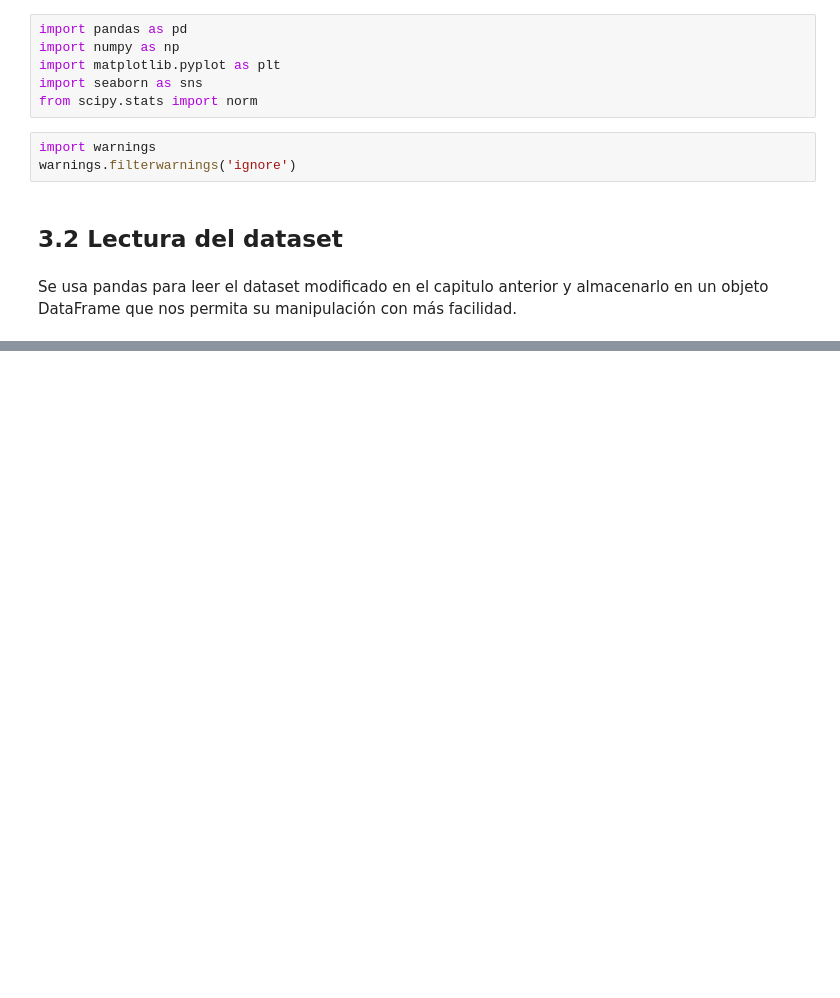
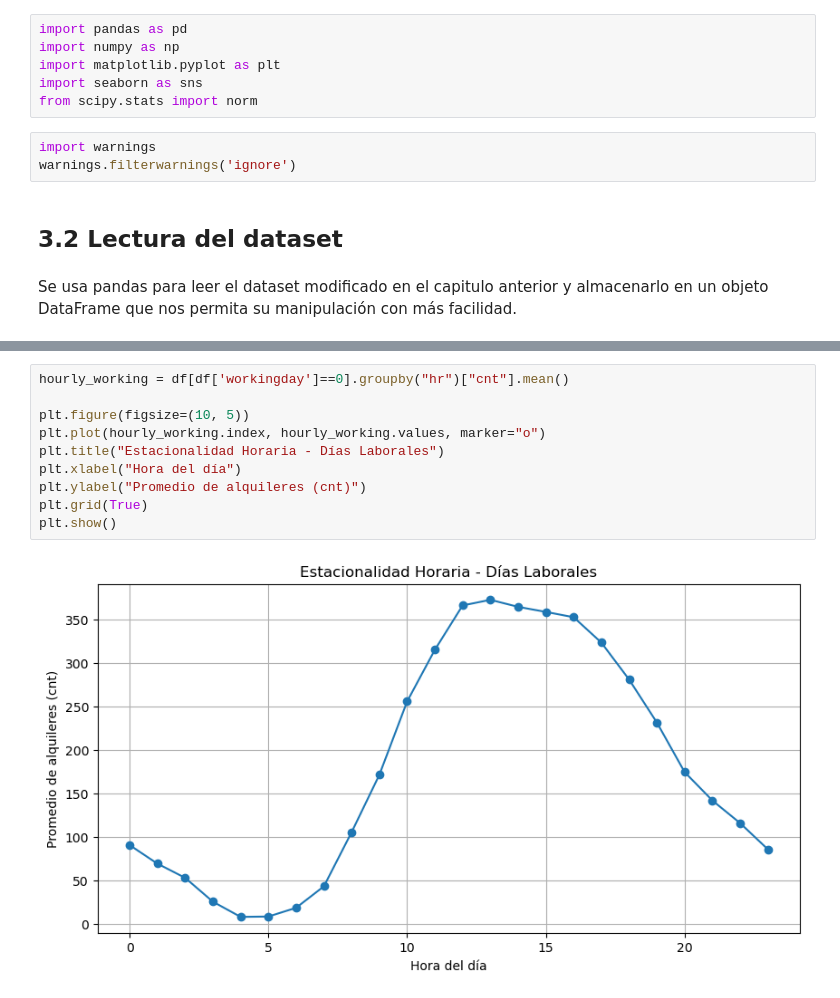
Before and after one commit to Fabian-11037/bike-sharing-regression, a Jupyter notebook: Notebooks/03-eda.ipynb, the cells around one changed output, grey strips where cells are left out. Drawn from its saved outputs; the diff is of its cells as text; blank space fills up the shorter version.

```diff
--- a/Notebooks/03-eda.ipynb
+++ b/Notebooks/03-eda.ipynb
@@ -294,0 +63,12 @@ df_final.to_csv('../Data/Ames-Housing-regressor-columns.csv', index=False)
+# %%
+hourly_working = df[df['workingday']==0].groupby("hr")["cnt"].mean()
+
+plt.figure(figsize=(10, 5))
+plt.plot(hourly_working.index, hourly_working.values, marker="o")
+plt.title("Estacionalidad Horaria - Días Laborales")
+plt.xlabel("Hora del día")
+plt.ylabel("Promedio de alquileres (cnt)")
+plt.grid(True)
+plt.show()
+# %% [output]
+[figure, added]
```
Also changed, not shown: parts of 105 cells of this notebook, 6 other files.
